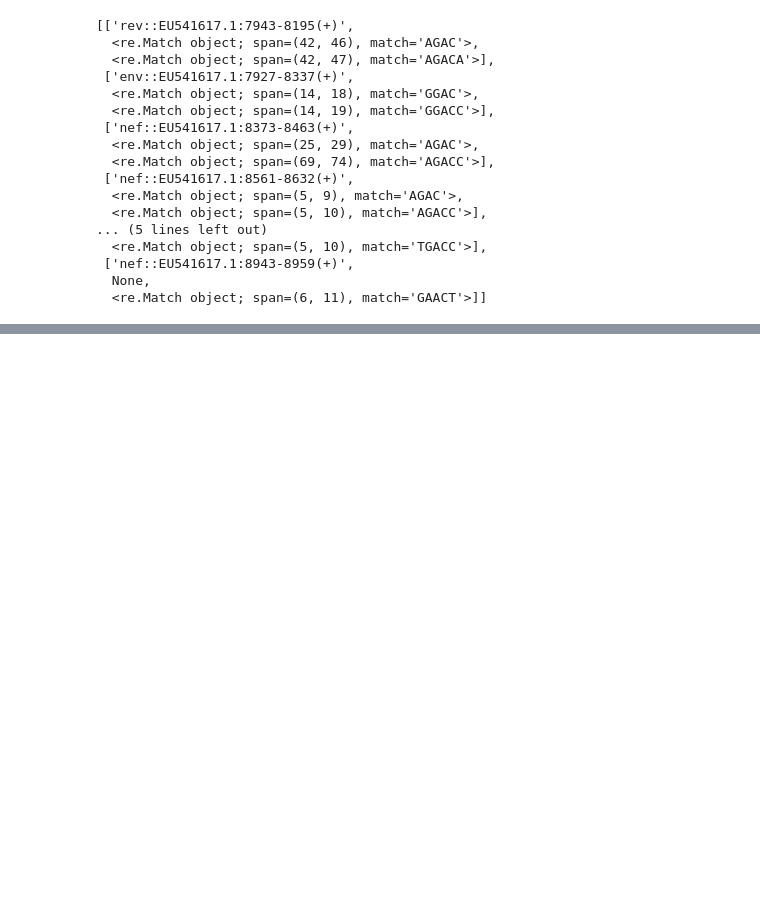
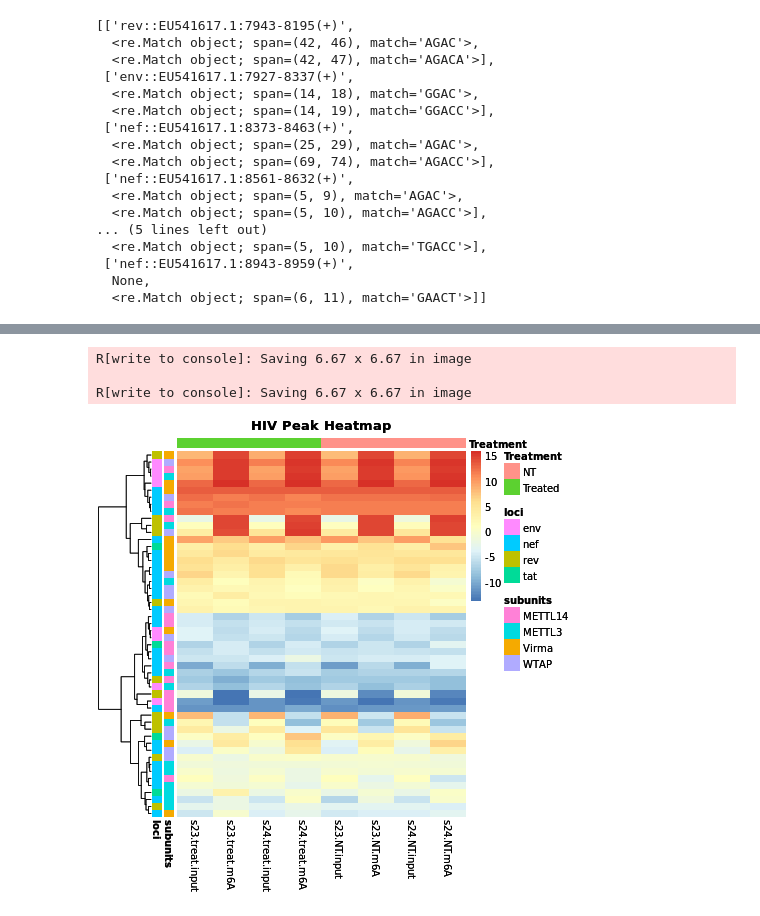
Before and after one commit to goodarzilab/Abe, a Jupyter notebook: People/Judd/HIV_notebook.ipynb, the cells around one changed output, grey strips where cells are left out. Drawn from its saved outputs; the diff is of its cells as text; code cells hidden in the pictures; blank space fills up the shorter version.

```diff
--- a/People/Judd/HIV_notebook.ipynb
+++ b/People/Judd/HIV_notebook.ipynb
@@ -487,27 +671,36 @@ https://metacpan.org/pod/Bio::FeatureIO::gtf -->
 # %%
-# %%R
+%%R
+num_peaks <- 13
+mat <-do.call('rbind',all_vsd)
+# Data frame with column annotations.
+mat_col <- data.frame(Treatment = c(rep('Treated',4),rep('NT',4)))
+mat_row <- data.frame(
+    subunits = c(rep('METTL14', num_peaks), rep('METTL3', num_peaks), rep('Virma', num_peaks), rep('WTAP', num_peaks) ),
+    loci = c(rep('env',2),rep('nef',7),rep('rev',3),'tat')
+)
+rownames(mat_col) <- colnames(mat)
+rownames(mat_row) <- rownames(mat)
 
-# mat <-do.call('rbind',all_vsd)
-# # Data frame with column annotations.
-# mat_col <- data.frame(Treatment = c(rep('Treated',4),rep('NT',4)))
-# mat_row <- data.frame(Peak = c(rep('METTL14', 6), rep('METTL3', 6), rep('Virma', 6), rep('WTAP', 6) ))
-# rownames(mat_col) <- colnames(mat)
-# rownames(mat_row) <- rownames(mat)
-
-# h = pheatmap(
-#     mat               = mat,
-#     border_color      = NA,
-#     show_colnames     = TRUE,
-#     show_rownames     = FALSE,
-#     annotation_col    = mat_col,
-#     annotation_row    = mat_row,
-#     fontsize          = 10,
-#     cluster_rows = FALSE, cluster_cols=FALSE,cellwidth = 25, cellheight = 15,
-#   main              = "HIV Peak Heatmap"
-# )
-# # ggsave("plots/hiv.peak_Heatmaps.png", plot = h, device = 'png', dpi = 300)
-# # ggsave("plots/hiv.peak_Heatmaps.pdf", plot = h, device = 'pdf', dpi = 300)
-# h
+h = pheatmap(
+    mat               = mat,
+    border_color      = NA,
+    show_colnames     = TRUE,
+    show_rownames     = FALSE,
+    annotation_col    = mat_col,
+    annotation_row    = mat_row,
+    fontsize          = 10,
+    cluster_rows = TRUE, cluster_cols=FALSE, #cellwidth = 25, cellheight = 15,
+  main              = "HIV Peak Heatmap"
+)
+ggsave("plots/hiv.peak_Heatmaps.png", plot = h, device = 'png', dpi = 300)
+ggsave("plots/hiv.peak_Heatmaps.pdf", plot = h, device = 'pdf', dpi = 300)
+h
+# mat
+# %% [output]
+R[write to console]: Saving 6.67 x 6.67 in image
+
+R[write to console]: Saving 6.67 x 6.67 in image
+[figure, added]
 # %% [markdown]
 <!-- ## Plot peak cordinates
 
```
Also changed, not shown: parts of 16 cells of this notebook, 3 other files.
